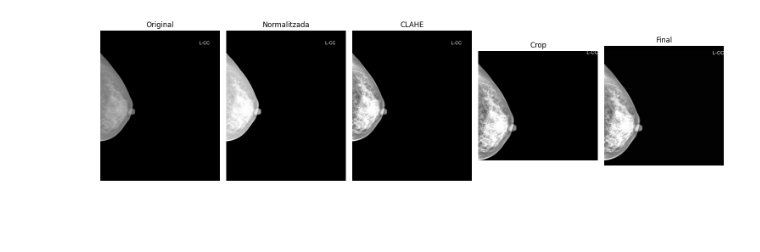
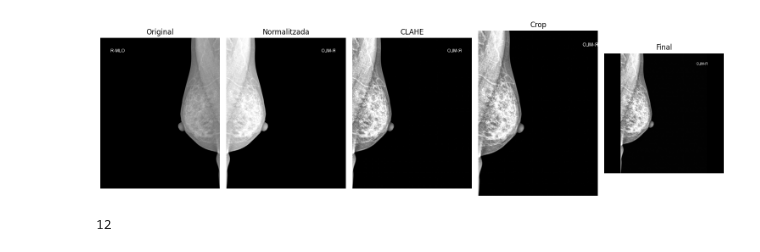
Before and after one commit to Senna256/Mammo, a Jupyter notebook: vindr_dataset/Sample_preprocess.ipynb, the cells around one changed output. Drawn from its saved outputs; the diff is of its cells as text; code cells hidden in the pictures; blank space fills up the shorter version.

```diff
--- a/vindr_dataset/Sample_preprocess.ipynb
+++ b/vindr_dataset/Sample_preprocess.ipynb
@@ -22,20 +22,27 @@ df.head()
 
 sample_images = df[df["xmin"].notna()][['study_id','image_id']].drop_duplicates().sample(1)
 # %%
-for _, row in sample_images.iterrows():
-    path = f"{DICOM_BASE}/{row['study_id']}/{row['image_id']}.dicom"
+def img_clip(sample_images):
+    for _, row in sample_images.iterrows():
+        path = f"{DICOM_BASE}/{row['study_id']}/{row['image_id']}.dicom"
 
-    img, ds = load_dicom(path)
-    img_flip = flip_to_standard(img, ds)
-    img_norm = normalize_to_uint8(img_flip)
-    img_clahe = apply_clahe(img_norm)
-    img_crop, mask = crop_breast(img_clahe)
-    img_resized = resize_long_side(img_crop)
-    img_final = pad_to_square(img_resized)
+        img, ds = load_dicom(path)
+        img_flip = flip_to_standard(img, ds)
+        img_norm = normalize_to_uint8(img_flip)
+        img_clahe = apply_clahe(img_norm)
+        img_crop, mask = crop_breast(img_clahe)
+        img_resized = resize_long_side(img_crop)
+        img_final = pad_to_square(img_resized)
 
-    plot_comparison(
-        [img,img_norm, img_clahe, img_crop, img_final],
-        titles=["Original","Normalitzada", "CLAHE", "Crop", "Final"]
-)
+        plot_comparison(
+            [img,img_norm, img_clahe, img_crop, img_final],
+            titles=["Original","Normalitzada", "CLAHE", "Crop", "Final"]
+    )
+
+img_clip(sample_images)
 # %% [output]
-[figure, old version]
+[figure, new version]
+# %%
+ds.BitsStored
+# %% [output]
+12
```
Also changed, not shown: parts of 4 cells of this notebook, 3 other files.
